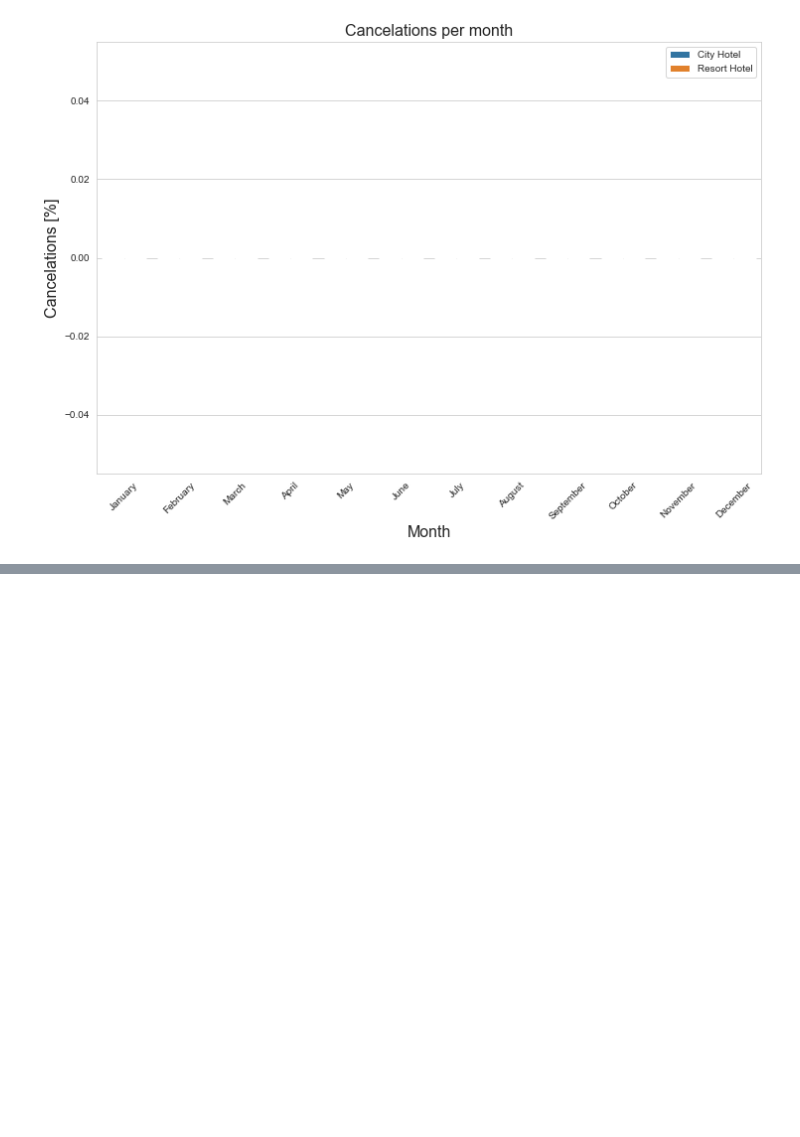
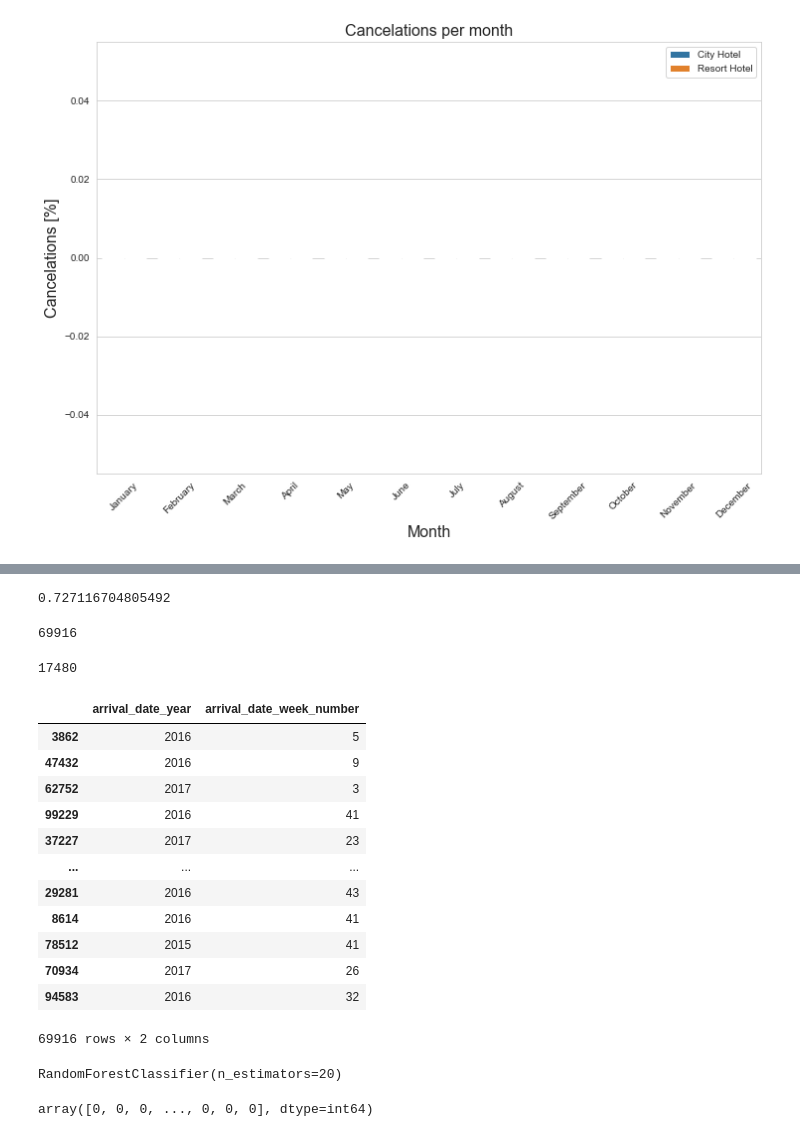
Before and after one commit to SiddiquiZoya787/Hotel-Booking-Demand, a Jupyter notebook: hotel booking demand (3).ipynb, the cells around one changed output, grey strips where cells are left out. Cells and saved outputs as stored; diff of their text form; code cells hidden in the pictures; blank space fills up the shorter version.

```diff
--- a/hotel booking demand (3).ipynb
+++ b/hotel booking demand (3).ipynb
@@ -668,0 +815,4 @@ plt.show()
+# %%
+print(accuracy_score(Y_prediction,Y_test))
+# %% [output]
+0.727116704805492
@@ -668,0 +821,28 @@ plt.show()
+# %%
+x=df_New[['arrival_date_year','arrival_date_week_number']]
+y=df_New[['is_canceled']]
+X_train,X_test,Y_train,Y_test=train_test_split(x,y,test_size=0.2)
+# %%
+len(X_train)
+# %% [output]
+69916
+# %%
+len(X_test)
+# %% [output]
+17480
+# %%
+X_train
+# %% [output]
+|  | arrival_date_year | arrival_date_week_number |
+| 3862 | 2016 | 5 |
+| 47432 | 2016 | 9 |
+| 62752 | 2017 | 3 |
+| 99229 | 2016 | 41 |
+| 37227 | 2017 | 23 |
+| ... | ... | ... |
+| 29281 | 2016 | 43 |
+| 8614 | 2016 | 41 |
+| 78512 | 2015 | 41 |
+| 70934 | 2017 | 26 |
+| 94583 | 2016 | 32 |
+69916 rows × 2 columns
@@ -668,0 +853,4 @@ plt.show()
+# %%
+model.fit(X_train,Y_train)
+# %% [output]
+RandomForestClassifier(n_estimators=20)
@@ -668,0 +859,4 @@ plt.show()
+# %%
+y_pred
+# %% [output]
+array([0, 0, 0, ..., 0, 0, 0], dtype=int64)
```
Also changed, not shown: parts of 78 cells of this notebook.
